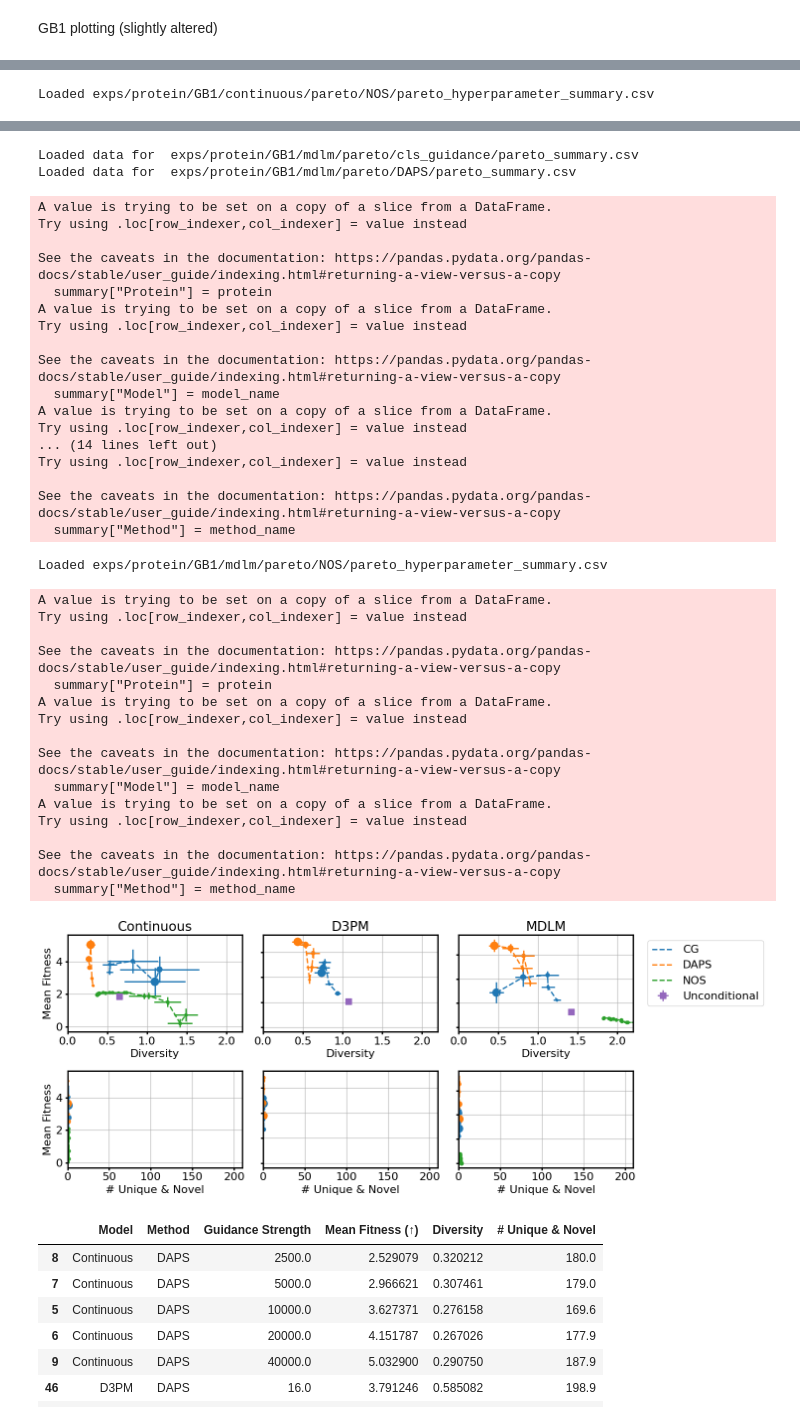
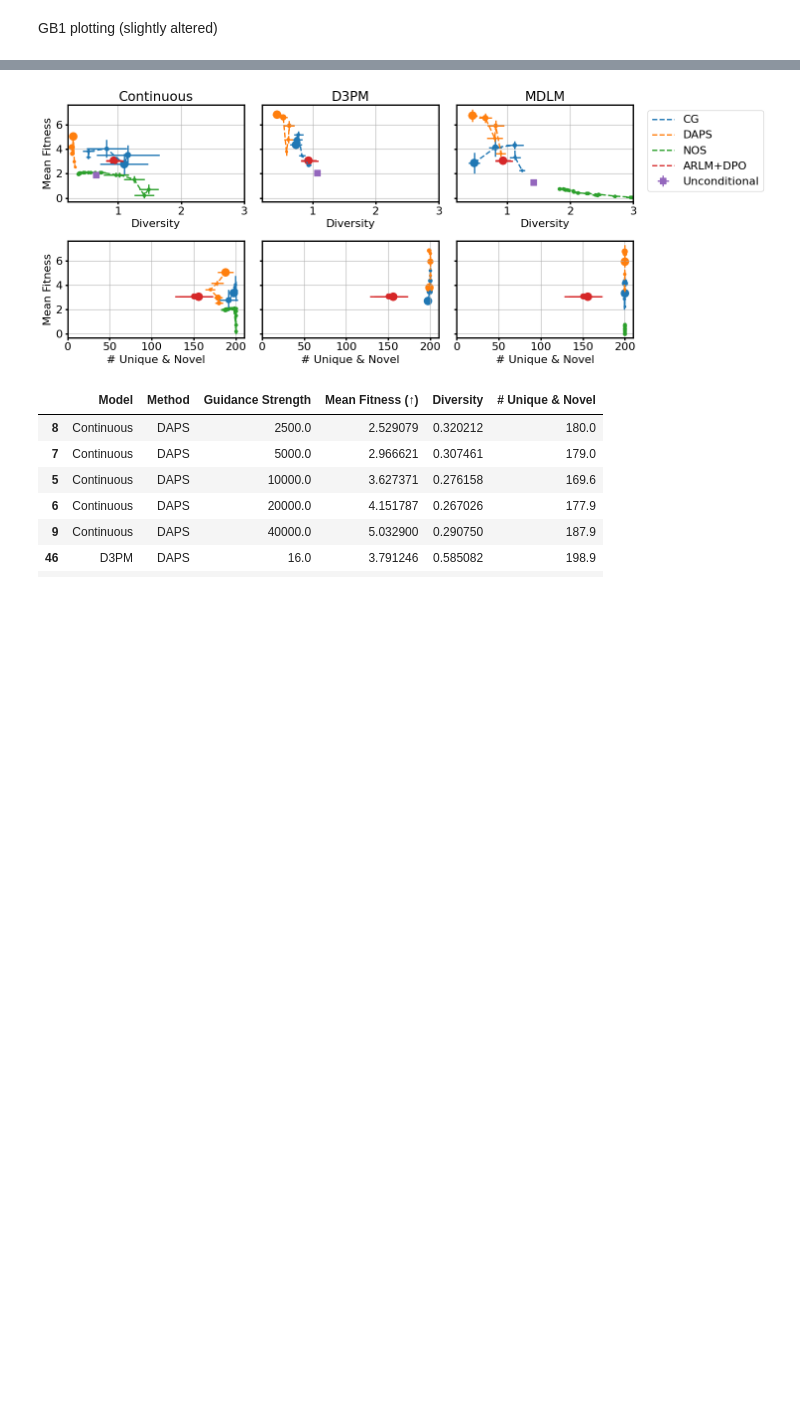
Before and after one commit to Komod0D/SGPO, a Jupyter notebook: analysis.ipynb, the cells around one changed output, grey strips where cells are left out. Cells and saved outputs as stored; diff of their text form; code cells hidden in the pictures; blank space fills up the shorter version.

```diff
--- a/analysis.ipynb
+++ b/analysis.ipynb
@@ -221,12 +225,14 @@ def get_mutations(variant, full_seq):
 def get_n_mutations(variant, full_seq):
     return sum([1 for i in range(len(variant)) if variant[i] != full_seq[i]])
 # %%
-#priors = ["target",  "continuous", "continuous_ESM", "d3pm", "d3pm_finetune", "udlm", "mdlm", "causalLM_finetune"]
-priors = ["target",  "continuous", "d3pm_finetune", "mdlm", "causalLM_finetune"]
-order = ["Target", "Continuous", "D3PM", "MDLM", "ARLM"]
+priors = ["target",  "continuous", "continuous_ESM", "d3pm", "d3pm_finetune", "udlm", "mdlm", "causalLM_finetune"]
+order = ["Target", "Continuous", "Continuous-ESM", "D3PM-Baseline", "D3PM", "UDLM", "MDLM", "ARLM"]
+#priors = ["target",  "continuous", "causalLM_finetune"] #"d3pm_finetune", "mdlm",
+#order = ["Target", "Continuous",  "ARLM"] #"D3PM", "MDLM",
 
-fig, axs = plt.subplots(2,len(priors),figsize=[18, 6])
+fig, axs = plt.subplots(2,len(priors),figsize=[18, 6]) #[18, 6]
+prefix = "/disk1/jyang4/repos/huggingface/SGPO/exps"
 
-for i, protein in enumerate(["GB1"]): #, "CreiLOV" #["TrpB", "CreiLOV"]
+for i, protein in enumerate(["TrpB", "CreiLOV"]): #, "CreiLOV" #["TrpB", "CreiLOV"]
     if 'TrpB' in protein:
         sites = [183, 184, 227, 228]
@@ -251,7 +257,7 @@ for i, protein in enumerate(["GB1"]): #, "CreiLOV" #["TrpB", "CreiLOV"]
             #sequences = drop_gapped(sequences, sites)
             results_df = pd.DataFrame({'sequence': sequences})
         elif model == "causalLM_finetune":
-            sequences = SeqIO.parse(f'exps/protein/{protein}/{model}/prior_sample/unconstrained/generated.fasta', format='fasta') #uncond
+            sequences = SeqIO.parse(f'{prefix}/{protein}/{model}/prior_sample/unconstrained/generated.fasta', format='fasta') #uncond
             # sequences = fill_sequence(sequences, protein, full_seq)
             # sequences = replace_gaps(sequences, full_seq)
 
@@ -259,7 +265,7 @@ for i, protein in enumerate(["GB1"]): #, "CreiLOV" #["TrpB", "CreiLOV"]
 
             results_df = pd.DataFrame({'sequence': sequences})
         else:
-            sequences = SeqIO.parse(f'exps/protein/{protein}/{model}/prior_sample/unconstrained/generated.fasta', format='fasta') #uncond
+            sequences = SeqIO.parse(f'{prefix}/{protein}/{model}/prior_sample/unconstrained/generated.fasta', format='fasta') #uncond
             sequences = [str(seq.seq) for seq in sequences]
             results_df = pd.DataFrame({'sequence': sequences})
             #sequences = f'exps/protein/{protein}/{model}/default/uncond/generated.fasta'
@@ -270,6 +276,7 @@ for i, protein in enumerate(["GB1"]): #, "CreiLOV" #["TrpB", "CreiLOV"]
         logo_plot = plot_logo(logo_df, name=name, ax=ax,sites=sites)
 
 plt.tight_layout()
-#plt.savefig(f"figures/logos.svg")
+#plt.savefig(f"figures/logos_GB1.svg")
+plt.savefig(f"figures/logos.svg")
 # %% [output]
  Warning: Character 'X' is not in color_dict. Using black.
@@ -284,6 +292,7 @@ order = ["Random", "Target", "Continuous", "Continuous-ESM", "D3PM-Baseline", "D
 tasks = ["unconstrained"]
 
 i =0
+prefix = "/disk1/jyang4/repos/huggingface/SGPO/exps"
 plt.figure(figsize=(12, 6))
 for protein in proteins:
     if protein == "CreiLOV":
@@ -293,4 +302,5 @@ for protein in proteins:
-    df = pd.read_csv(f'exps/protein/perplexity/{protein}/perplexity.csv')
+
+    df = pd.read_csv(f'{prefix}/perplexity/{protein}/perplexity.csv')
     for task in tasks:
         i += 1
         plt.subplot(2, 2, i)
@@ -778,6 +743,10 @@ subset
 # %% [markdown]
 GB1 plotting (slightly altered)
 # %%
+#supress warnings
+import warnings
+warnings.filterwarnings("ignore")
+
 models = ["continuous", "d3pm_finetune", "mdlm"] #"continuous" #"d3pm_finetune", "d3pm_finetune", "causalLM_finetune"
 model_names = ["Continuous", "D3PM", "MDLM"]
 methods = ["cls_guidance", "DAPS", "NOS", "ARLM+DPO"] #"random", #"cls_guidance", "DAPS", "DPO"
@@ -862,7 +831,7 @@ for i, diversity_metric in enumerate(diversity_metrics):
                     summary["Mean Fitness (↑)"] = grouped["fitness"]["mean"]
                     summary["# Unique & Novel"] = grouped["diversity"]["mean"]
 
-                    df2 = df.groupby(grouping_columns + ["task", "repeat"]).agg({"fitness": "mean", "sequence": shannon_entropy}).reset_index()
+                    df2 = df.groupby(grouping_columns + ["task", "repeat"]).agg({"fitness": "mean", "sequence": "nunique"}).reset_index()
                     df2 = df2.rename(columns={"sequence": "diversity"})
 
                     subset_df = df2[df2["task"] == task]
@@ -945,10 +914,11 @@ for i, diversity_metric in enumerate(diversity_metrics):
             plt.xlabel("# Unique & Novel")
         else:
             plt.xlabel("Diversity")
-            if protein == "TrpB" or protein == "CreiLOV":
-                plt.xlim(0.9, 3.0)
-            else:
-                plt.xlim(0, 2.2)
+            plt.xlim(0.2, 3.0)
+            # if protein == "TrpB" or protein == "CreiLOV":
+            #     plt.xlim(0.9, 3.0)
+            # else:
+            #     plt.xlim(0, 2.2)
                 # plt.ylim(1.6,  5.5)
                 # plt.xlim(0, 4.5)
 
@@ -961,13 +931,15 @@ for i, diversity_metric in enumerate(diversity_metrics):
             plt.ylim(-0.05, 1.0)
         elif protein == "CreiLOV":
             plt.ylim(3.2,  5.2)
+        else:
+            plt.ylim(-0.3, 7.6)
 
         if i*3 + j + 1 == 3:
             plt.legend(bbox_to_anchor=(1.05, 1), loc='upper left')
         plt.grid()
 
 plt.tight_layout()
-#plt.savefig(f"figures/pareto.svg")
+plt.savefig(f"figures/pareto_GB1.svg")
 # %% [output]
 Loaded data for  exps/protein/GB1/continuous/pareto/cls_guidance/pareto_summary.csv
 Loaded data for  exps/protein/GB1/continuous/pareto/DAPS/pareto_summary.csv
@@ -999 +959,0 @@ See the caveats in the documentation: https://pandas.pydata.org/pandas-docs/stab
-Loaded exps/protein/GB1/continuous/pareto/NOS/pareto_hyperparameter_summary.csv
@@ -1034,39 +960,4 @@ See the caveats in the documentation: https://pandas.pydata.org/pandas-docs/stab
-Loaded data for  exps/protein/GB1/mdlm/pareto/cls_guidance/pareto_summary.csv
-Loaded data for  exps/protein/GB1/mdlm/pareto/DAPS/pareto_summary.csv
-A value is trying to be set on a copy of a slice from a DataFrame.
-Try using .loc[row_indexer,col_indexer] = value instead
-
-See the caveats in the documentation: https://pandas.pydata.org/pandas-docs/stable/user_guide/indexing.html#returning-a-view-versus-a-copy
-  summary["Protein"] = protein
-A value is trying to be set on a copy of a slice from a DataFrame.
-Try using .loc[row_indexer,col_indexer] = value instead
-
-See the caveats in the documentation: https://pandas.pydata.org/pandas-docs/stable/user_guide/indexing.html#returning-a-view-versus-a-copy
-  summary["Model"] = model_name
-A value is trying to be set on a copy of a slice from a DataFrame.
-Try using .loc[row_indexer,col_indexer] = value instead
-... (14 lines left out)
-Try using .loc[row_indexer,col_indexer] = value instead
-
-See the caveats in the documentation: https://pandas.pydata.org/pandas-docs/stable/user_guide/indexing.html#returning-a-view-versus-a-copy
-  summary["Method"] = method_name
-Loaded exps/protein/GB1/mdlm/pareto/NOS/pareto_hyperparameter_summary.csv
-A value is trying to be set on a copy of a slice from a DataFrame.
-Try using .loc[row_indexer,col_indexer] = value instead
-
-See the caveats in the documentation: https://pandas.pydata.org/pandas-docs/stable/user_guide/indexing.html#returning-a-view-versus-a-copy
-  summary["Protein"] = protein
-A value is trying to be set on a copy of a slice from a DataFrame.
-Try using .loc[row_indexer,col_indexer] = value instead
-
-See the caveats in the documentation: https://pandas.pydata.org/pandas-docs/stable/user_guide/indexing.html#returning-a-view-versus-a-copy
-  summary["Model"] = model_name
-A value is trying to be set on a copy of a slice from a DataFrame.
-Try using .loc[row_indexer,col_indexer] = value instead
-
-See the caveats in the documentation: https://pandas.pydata.org/pandas-docs/stable/user_guide/indexing.html#returning-a-view-versus-a-copy
-  summary["Method"] = method_name
-[figure, old version]
+[figure, new version]
 # %%
 subset_summary_df = all_summary_df[all_summary_df["Method"] == "DAPS"]
 subset_summary_df = subset_summary_df.sort_values(["Model", "guidance_param"])
```
Also changed, not shown: parts of 7 cells of this notebook, 24 other files.
